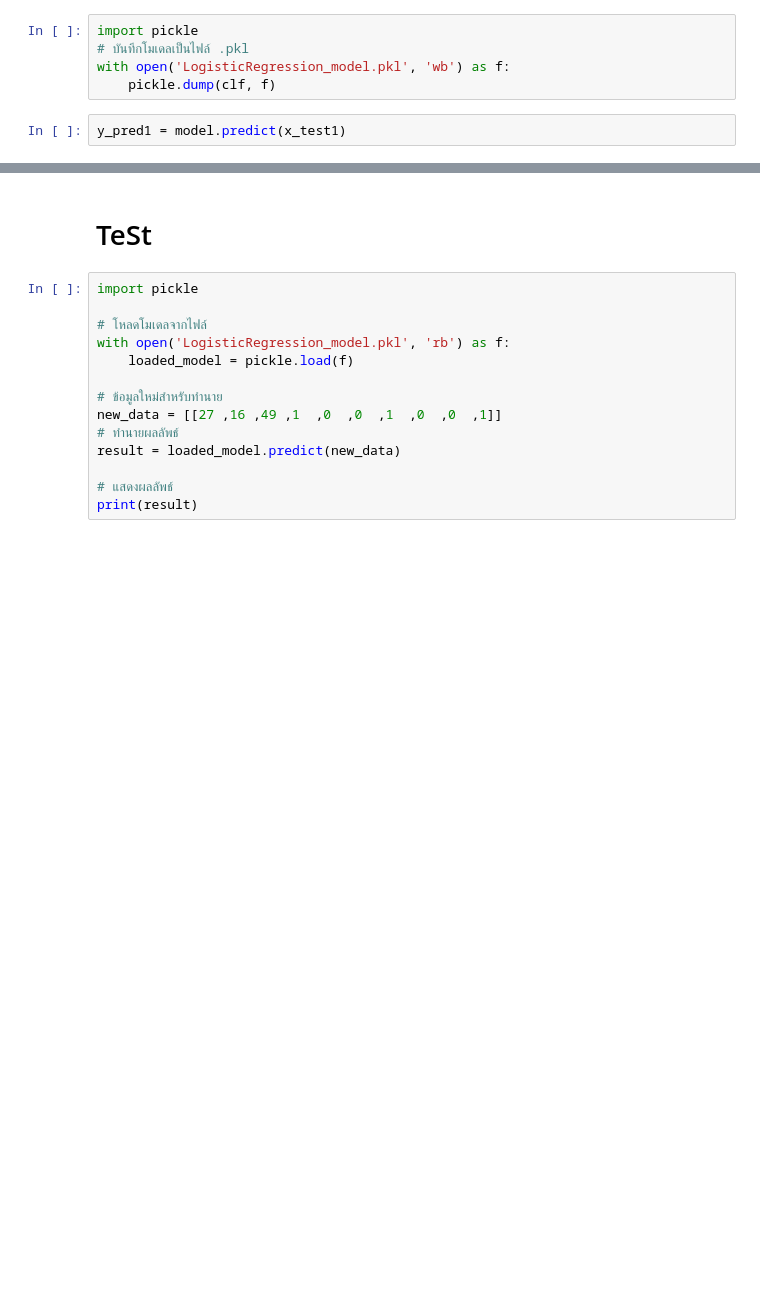
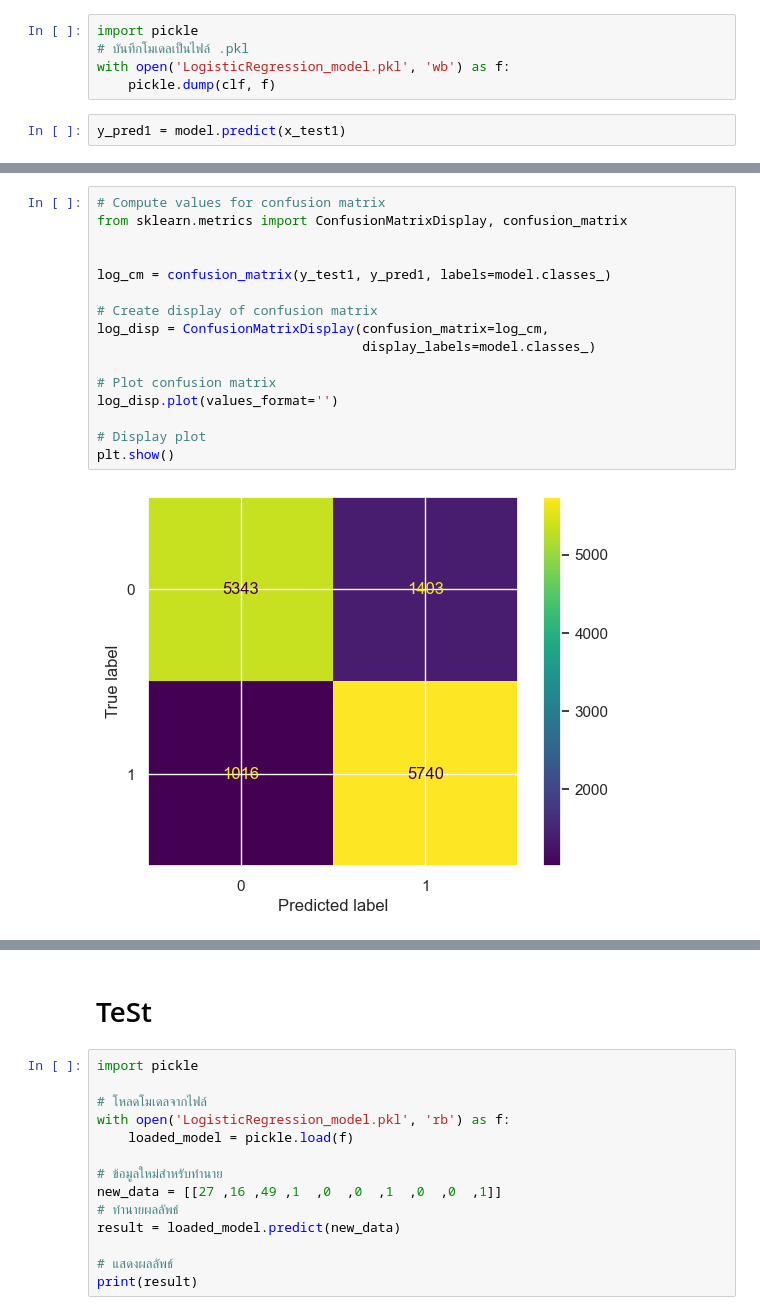
Before and after one commit to bbiggy/MINI_PRO_MAX, a Jupyter notebook: NEW_train_MOdel.ipynb, the cells around one changed output, grey strips where cells are left out. Saved outputs shown, nothing was run; the diff lists cells and outputs as text; blank space fills up the shorter version.

```diff
--- a/NEW_train_MOdel.ipynb
+++ b/NEW_train_MOdel.ipynb
@@ -711,3 +765,21 @@ Accuracy: 0.7604058657976596
     accuracy                           0.76     13502
    macro avg       0.77      0.76      0.76     13502
 weighted avg       0.77      0.76      0.76     13502
+# %%
+# Compute values for confusion matrix
+from sklearn.metrics import ConfusionMatrixDisplay, confusion_matrix
+
+
+log_cm = confusion_matrix(y_test1, y_pred1, labels=model.classes_)
+
+# Create display of confusion matrix
+log_disp = ConfusionMatrixDisplay(confusion_matrix=log_cm,
+                                  display_labels=model.classes_)
+
+# Plot confusion matrix
+log_disp.plot(values_format='')
+
+# Display plot
+plt.show()
+# %% [output]
+[figure, added]
```
Also changed, not shown: parts of 18 cells of this notebook, 2 other files.
